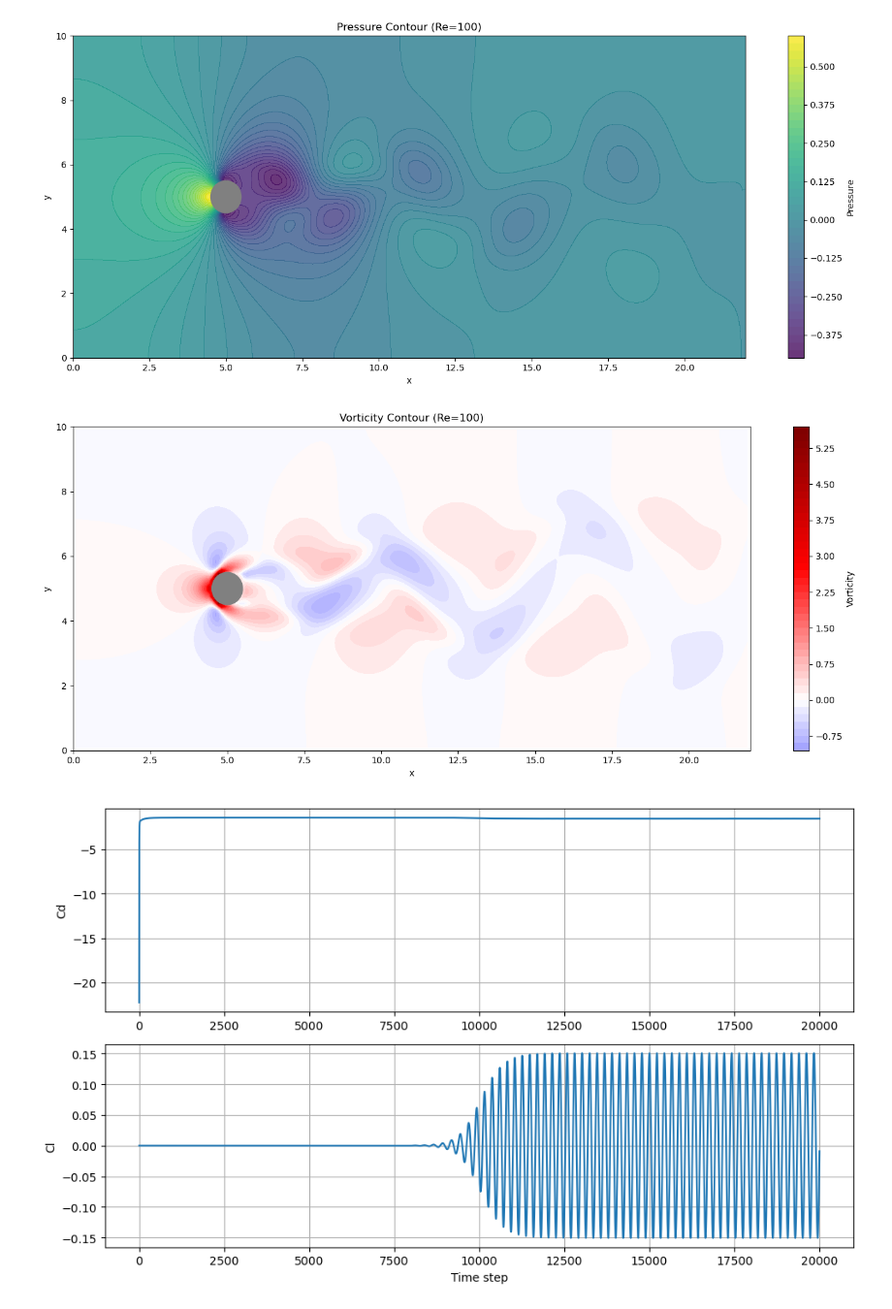
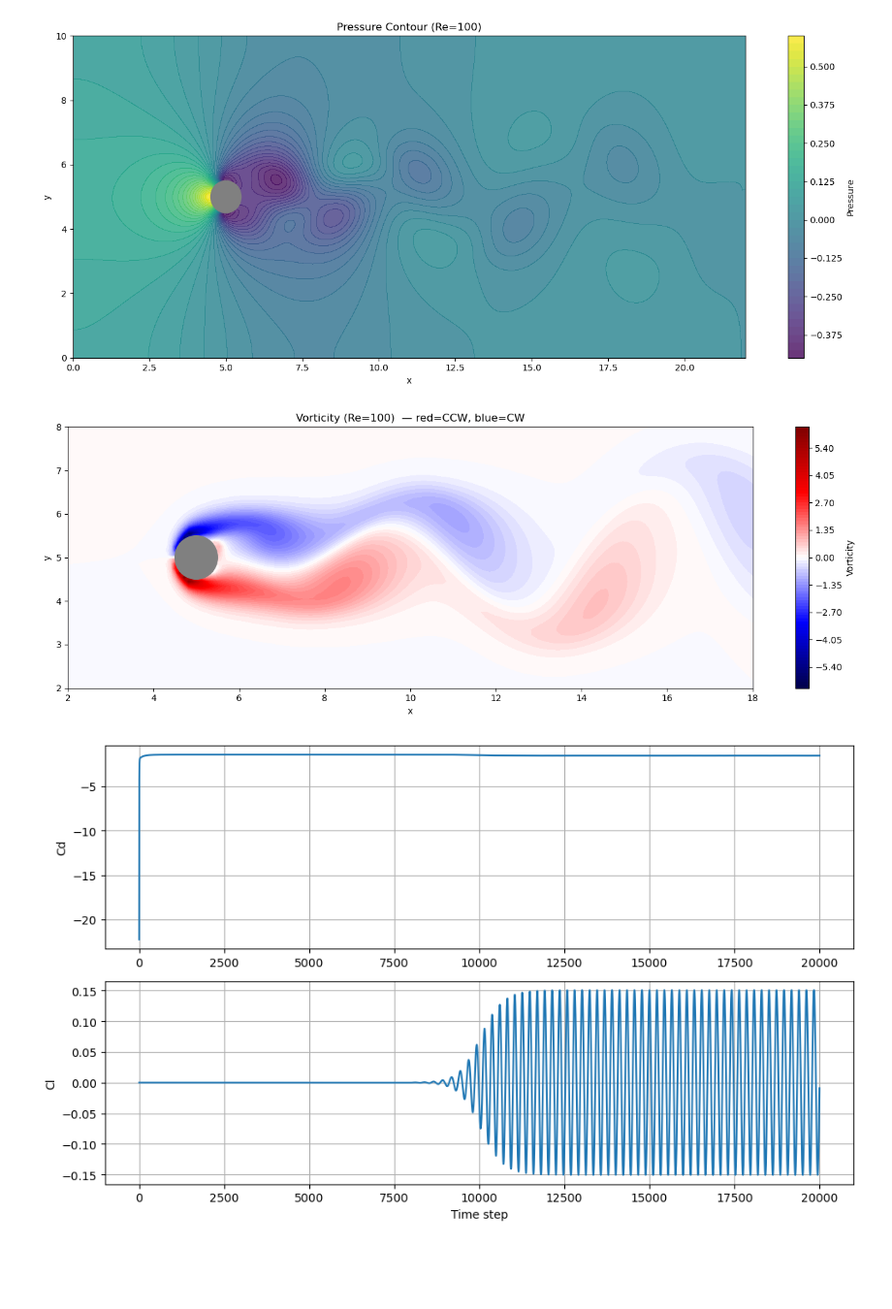
Before and after one commit to harishragul/cfd, a Jupyter notebook: exercise/cylinder_flow.ipynb, the cells around one changed output. Shown at 97% size. Drawn from its saved outputs; the diff is of its cells as text; code cells hidden in the pictures; blank space fills up the shorter version.

```diff
--- a/exercise/cylinder_flow.ipynb
+++ b/exercise/cylinder_flow.ipynb
@@ -339,20 +339,23 @@ plt.show()
 # %% [output]
 [figure]
 # %%
-# Vorticity contour
-omega = (v[2:, 1:-1] - v[:-2, 1:-1]) / (2*dx) - (u[1:-1, 2:] - u[1:-1, :-2]) / (2*dy)
-plt.figure(figsize=(14, 6))
-plt.title(f"Vorticity Contour (Re={Re})")
-plt.contourf(X[1:-1, 1:-1], Y[1:-1, 1:-1], omega, levels=50, cmap='seismic', vmin=-np.max(np.abs(omega)), vmax=np.max(np.abs(omega)))
-cylinder = plt.Circle((cx, cy), R, color='gray', zorder=5)
-plt.gca().add_patch(cylinder)
+# Vorticity contour: omega = dv/dx - du/dy
+omega = (v[1:-1, 2:] - v[1:-1, :-2]) / (2*dx) \
+      - (u[2:, 1:-1] - u[:-2, 1:-1]) / (2*dy)
+
+vlim = np.max(np.abs(omega))
+plt.figure(figsize=(14, 5))
+plt.title(f"Vorticity (Re={Re})  — red=CCW, blue=CW")
+plt.contourf(X[1:-1, 1:-1], Y[1:-1, 1:-1], omega,
+             levels=100, cmap='seismic', vmin=-vlim, vmax=vlim)
+plt.gca().add_patch(plt.Circle((cx, cy), R, color='gray', zorder=5))
 plt.colorbar(label='Vorticity')
 plt.xlabel('x'); plt.ylabel('y')
-plt.xlim(0, Lx); plt.ylim(0, Ly)
+plt.xlim(2, 18); plt.ylim(2, 8)   # zoom on wake
 plt.tight_layout()
 plt.show()
 # %% [output]
-[figure, old version]
+[figure, new version]
 # %%
 # Cd and Cl history
 fig, (ax1, ax2) = plt.subplots(2, 1, figsize=(10, 6))
```
Also changed, not shown: parts of 3 cells of this notebook.
